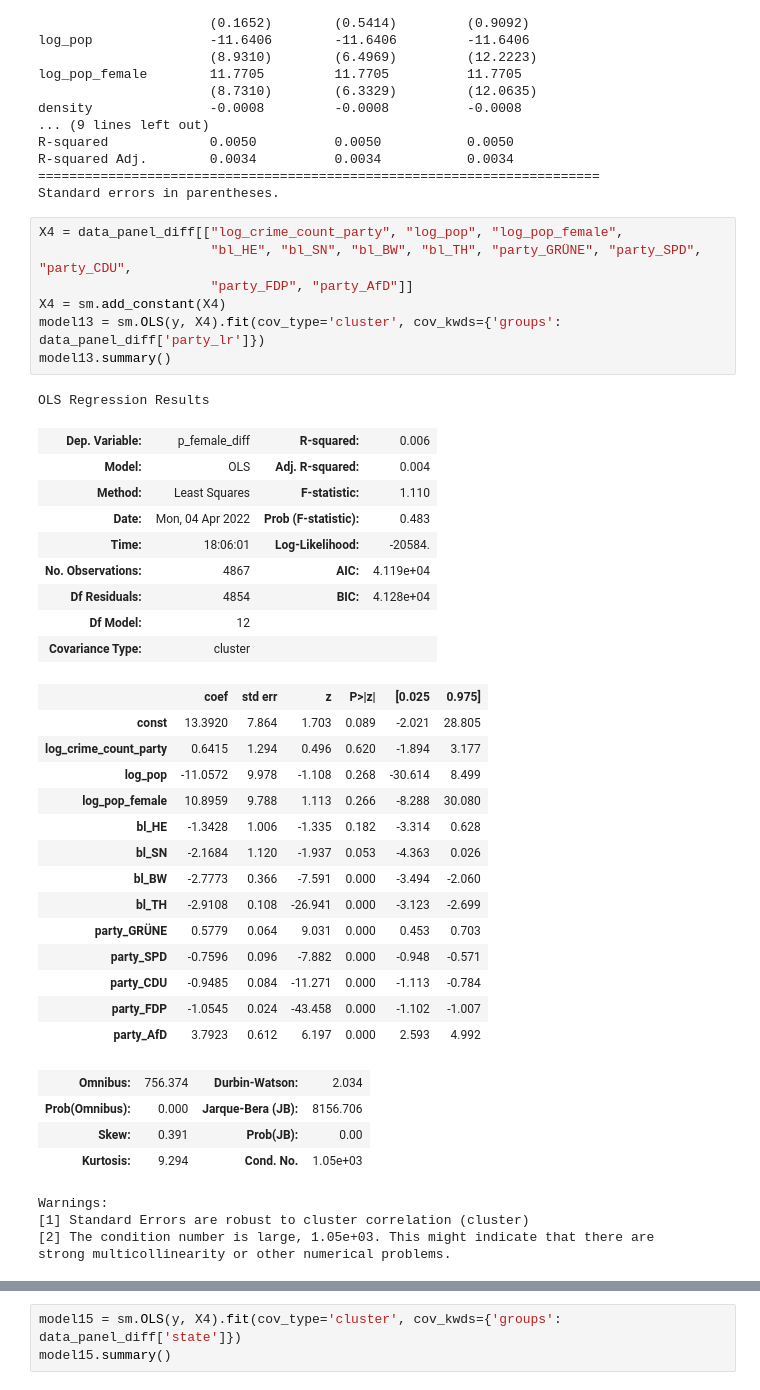
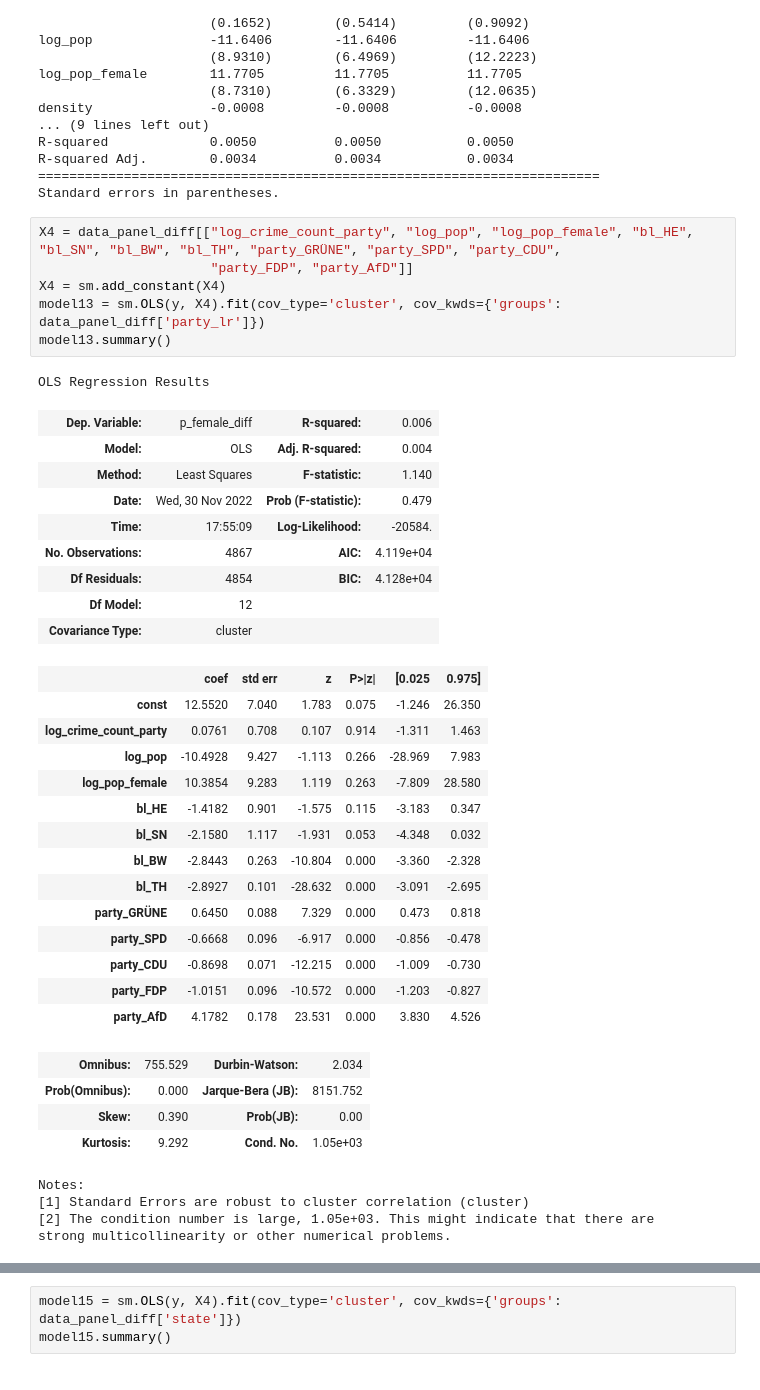
Before and after one commit to mariusgruenewald/pol_viol, a Jupyter notebook: pol_viol/regression.ipynb, the cells around one changed output, grey strips where cells are left out. Saved outputs shown, nothing was run; the diff lists cells and outputs as text.

```diff
--- a/pol_viol/regression.ipynb
+++ b/pol_viol/regression.ipynb
@@ -527,42 +543,41 @@ R-squared Adj.        0.0034          0.0034           0.0034
 ========================================================================
 Standard errors in parentheses.
 # %%
-X4 = data_panel_diff[["log_crime_count_party", "log_pop", "log_pop_female",
-                      "bl_HE", "bl_SN", "bl_BW", "bl_TH", "party_GRÜNE", "party_SPD", "party_CDU",
+X4 = data_panel_diff[["log_crime_count_party", "log_pop", "log_pop_female", "bl_HE", "bl_SN", "bl_BW", "bl_TH", "party_GRÜNE", "party_SPD", "party_CDU",
                       "party_FDP", "party_AfD"]]
 X4 = sm.add_constant(X4)
 model13 = sm.OLS(y, X4).fit(cov_type='cluster', cov_kwds={'groups': data_panel_diff['party_lr']})
 model13.summary()
 # %% [output]
 OLS Regression Results
 | Dep. Variable: | p_female_diff | R-squared: | 0.006 |
 | Model: | OLS | Adj. R-squared: | 0.004 |
-| Method: | Least Squares | F-statistic: | 1.110 |
-| Date: | Mon, 04 Apr 2022 | Prob (F-statistic): | 0.483 |
-| Time: | 18:06:01 | Log-Likelihood: | -20584. |
+| Method: | Least Squares | F-statistic: | 1.140 |
+| Date: | Wed, 30 Nov 2022 | Prob (F-statistic): | 0.479 |
+| Time: | 17:55:09 | Log-Likelihood: | -20584. |
 | No. Observations: | 4867 | AIC: | 4.119e+04 |
 | Df Residuals: | 4854 | BIC: | 4.128e+04 |
 | Df Model: | 12 |  |  |
 | Covariance Type: | cluster |  |  |
 |  | coef | std err | z | P>|z| | [0.025 | 0.975] |
-| const | 13.3920 | 7.864 | 1.703 | 0.089 | -2.021 | 28.805 |
-| log_crime_count_party | 0.6415 | 1.294 | 0.496 | 0.620 | -1.894 | 3.177 |
-| log_pop | -11.0572 | 9.978 | -1.108 | 0.268 | -30.614 | 8.499 |
-| log_pop_female | 10.8959 | 9.788 | 1.113 | 0.266 | -8.288 | 30.080 |
-| bl_HE | -1.3428 | 1.006 | -1.335 | 0.182 | -3.314 | 0.628 |
-| bl_SN | -2.1684 | 1.120 | -1.937 | 0.053 | -4.363 | 0.026 |
-| bl_BW | -2.7773 | 0.366 | -7.591 | 0.000 | -3.494 | -2.060 |
-| bl_TH | -2.9108 | 0.108 | -26.941 | 0.000 | -3.123 | -2.699 |
-| party_GRÜNE | 0.5779 | 0.064 | 9.031 | 0.000 | 0.453 | 0.703 |
-| party_SPD | -0.7596 | 0.096 | -7.882 | 0.000 | -0.948 | -0.571 |
-| party_CDU | -0.9485 | 0.084 | -11.271 | 0.000 | -1.113 | -0.784 |
-| party_FDP | -1.0545 | 0.024 | -43.458 | 0.000 | -1.102 | -1.007 |
-| party_AfD | 3.7923 | 0.612 | 6.197 | 0.000 | 2.593 | 4.992 |
+| const | 12.5520 | 7.040 | 1.783 | 0.075 | -1.246 | 26.350 |
+| log_crime_count_party | 0.0761 | 0.708 | 0.107 | 0.914 | -1.311 | 1.463 |
+| log_pop | -10.4928 | 9.427 | -1.113 | 0.266 | -28.969 | 7.983 |
+| log_pop_female | 10.3854 | 9.283 | 1.119 | 0.263 | -7.809 | 28.580 |
+| bl_HE | -1.4182 | 0.901 | -1.575 | 0.115 | -3.183 | 0.347 |
+| bl_SN | -2.1580 | 1.117 | -1.931 | 0.053 | -4.348 | 0.032 |
+| bl_BW | -2.8443 | 0.263 | -10.804 | 0.000 | -3.360 | -2.328 |
+| bl_TH | -2.8927 | 0.101 | -28.632 | 0.000 | -3.091 | -2.695 |
+| party_GRÜNE | 0.6450 | 0.088 | 7.329 | 0.000 | 0.473 | 0.818 |
+| party_SPD | -0.6668 | 0.096 | -6.917 | 0.000 | -0.856 | -0.478 |
+| party_CDU | -0.8698 | 0.071 | -12.215 | 0.000 | -1.009 | -0.730 |
+| party_FDP | -1.0151 | 0.096 | -10.572 | 0.000 | -1.203 | -0.827 |
+| party_AfD | 4.1782 | 0.178 | 23.531 | 0.000 | 3.830 | 4.526 |
-| Omnibus: | 756.374 | Durbin-Watson: | 2.034 |
-| Prob(Omnibus): | 0.000 | Jarque-Bera (JB): | 8156.706 |
-| Skew: | 0.391 | Prob(JB): | 0.00 |
-| Kurtosis: | 9.294 | Cond. No. | 1.05e+03 |
+| Omnibus: | 755.529 | Durbin-Watson: | 2.034 |
+| Prob(Omnibus): | 0.000 | Jarque-Bera (JB): | 8151.752 |
+| Skew: | 0.390 | Prob(JB): | 0.00 |
+| Kurtosis: | 9.292 | Cond. No. | 1.05e+03 |
-Warnings:
+Notes:
 [1] Standard Errors are robust to cluster correlation (cluster)
 [2] The condition number is large, 1.05e+03. This might indicate that there are
 strong multicollinearity or other numerical problems.
```
Also changed, not shown: parts of 2 cells of this notebook, 2 other files.
